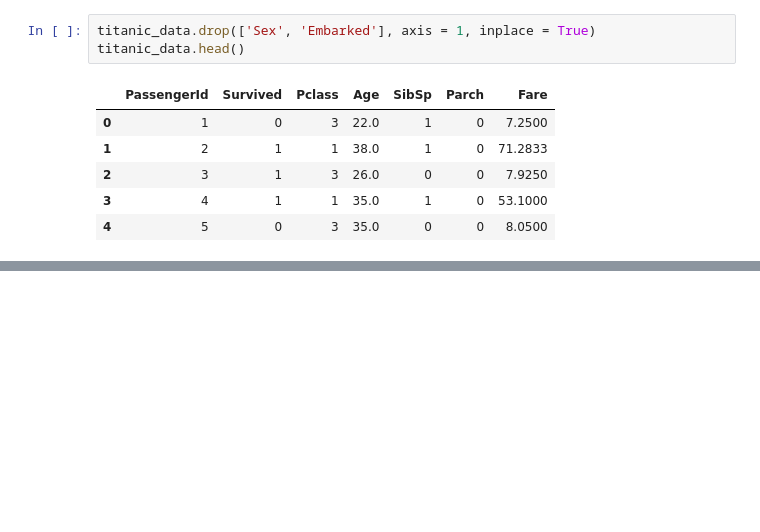
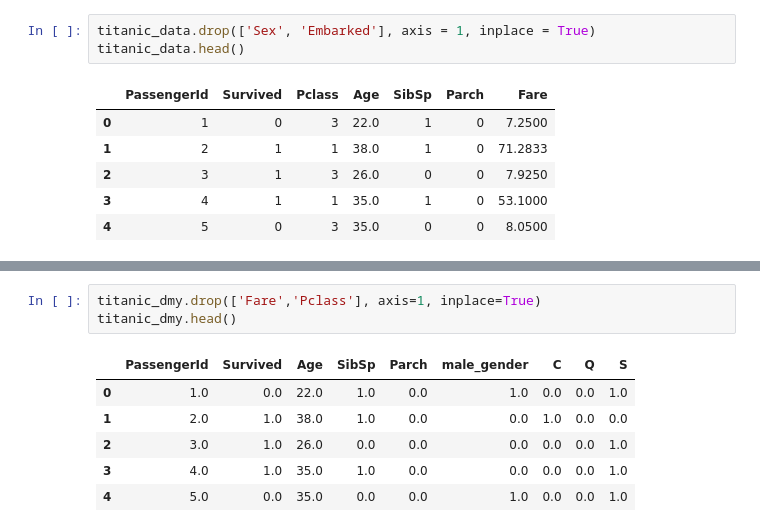
Before and after one commit to apratsunrthd/Python-for-Data-Science, a Jupyter notebook: Part2/03_03_logistic_regression.ipynb, the cells around one changed output, grey strips where cells are left out. Cells and saved outputs as stored; diff of their text form; blank space fills up the shorter version.

```diff
--- a/Part2/03_03_logistic_regression.ipynb
+++ b/Part2/03_03_logistic_regression.ipynb
@@ -260,0 +266,10 @@ titanic_dmy[:5]
+# %%
+titanic_dmy.drop(['Fare','Pclass'], axis=1, inplace=True)
+titanic_dmy.head()
+# %% [output]
+|  | PassengerId | Survived | Age | SibSp | Parch | male_gender | C | Q | S |
+| 0 | 1.0 | 0.0 | 22.0 | 1.0 | 0.0 | 1.0 | 0.0 | 0.0 | 1.0 |
+| 1 | 2.0 | 1.0 | 38.0 | 1.0 | 0.0 | 0.0 | 1.0 | 0.0 | 0.0 |
+| 2 | 3.0 | 1.0 | 26.0 | 0.0 | 0.0 | 0.0 | 0.0 | 0.0 | 1.0 |
+| 3 | 4.0 | 1.0 | 35.0 | 1.0 | 0.0 | 0.0 | 0.0 | 0.0 | 1.0 |
+| 4 | 5.0 | 0.0 | 35.0 | 0.0 | 0.0 | 1.0 | 0.0 | 0.0 | 1.0 |
```
Also changed, not shown: parts of 15 cells of this notebook.
